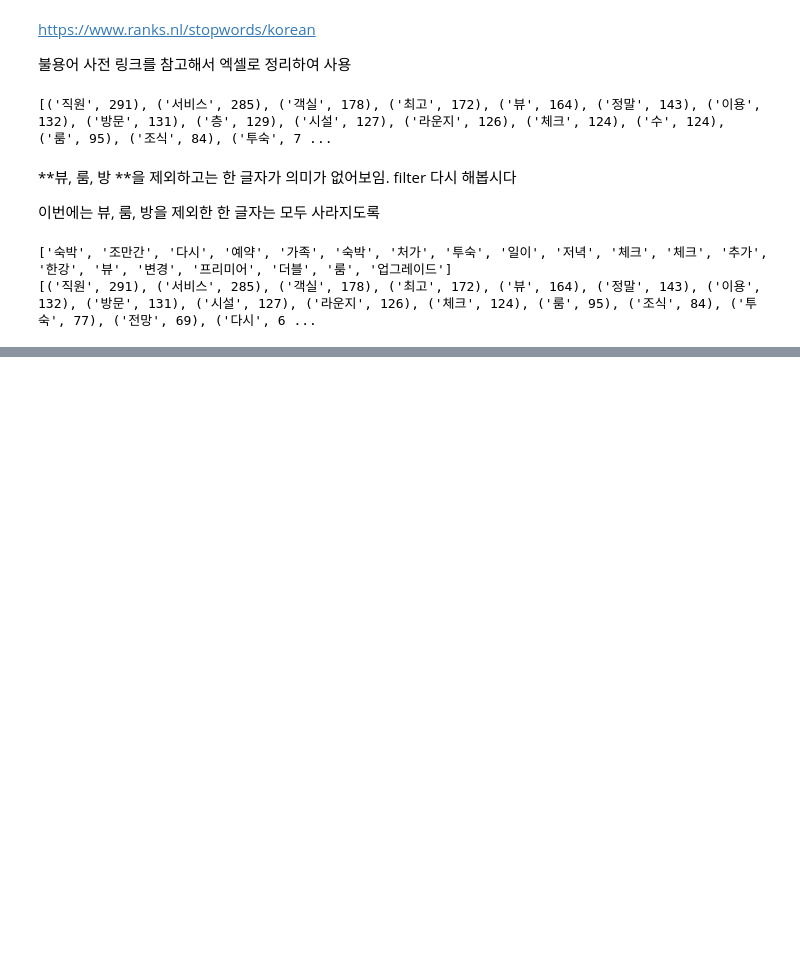
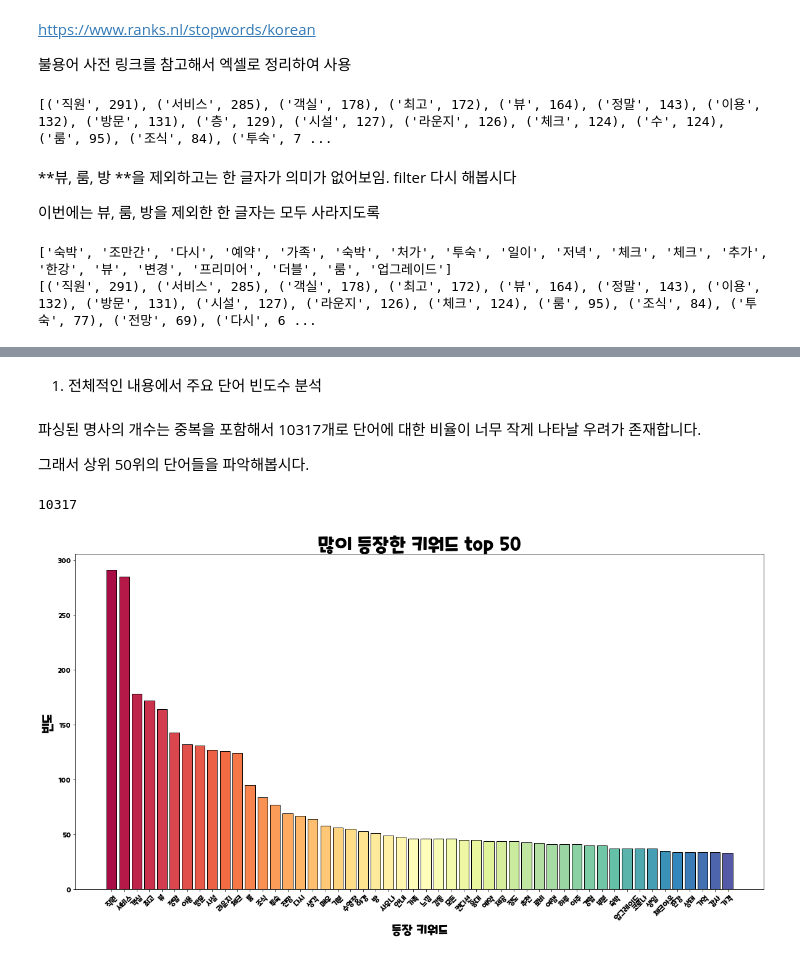
Before and after one commit to zssbecker/DAPproject, a Jupyter notebook: DAP_project.ipynb, the cells around one changed output, grey strips where cells are left out. Cells and saved outputs as stored; diff of their text form; code cells hidden in the pictures; blank space fills up the shorter version.

```diff
--- a/DAP_project.ipynb
+++ b/DAP_project.ipynb
@@ -154 +173,27 @@ files.upload()
+# %% [markdown]
+1. 전체적인 내용에서 주요 단어 빈도수 분석
+# %% [markdown]
+파싱된 명사의 개수는 중복을 포함해서 10317개로 단어에 대한 비율이 너무 작게 나타날 우려가 존재합니다.
+
+그래서 상위 50위의 단어들을 파악해봅시다.
+# %%
+sum(totalCount.values())
+# %% [output]
+10317
+# %%
+top50 = totalCount.most_common(50)
+x = [x for (x, y) in top50]
+y = [y for (x, y) in top50]
+colors_top50 = sns.color_palette('Spectral', 50)
+# %%
+plt.figure(figsize = (20, 10))
+plt.bar(x, y, color=colors_top50, edgecolor='black')
+plt.xlabel("등장 키워드",fontproperties=font_label)
+plt.ylabel("빈도",fontproperties=font_label)
+plt.title("많이 등장한 키워드 top 50",fontproperties=font_title)
+plt.xticks(fontproperties=font_xticks, rotation=45)
+plt.yticks(fontproperties=font_yticks)
+plt.show()
+# %% [output]
+[figure, added]
 # %%
```
Also changed, not shown: parts of 7 cells of this notebook.
